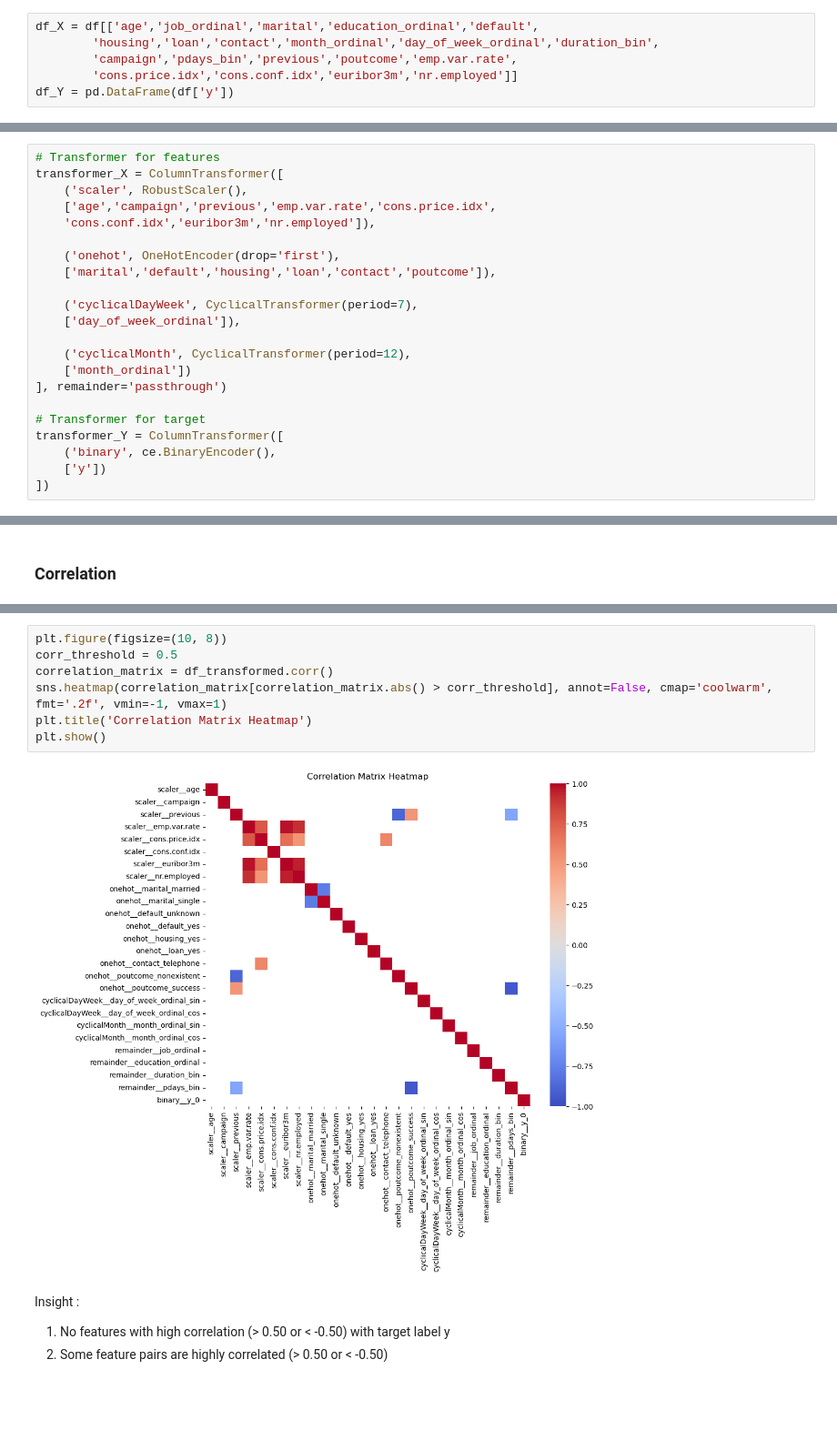
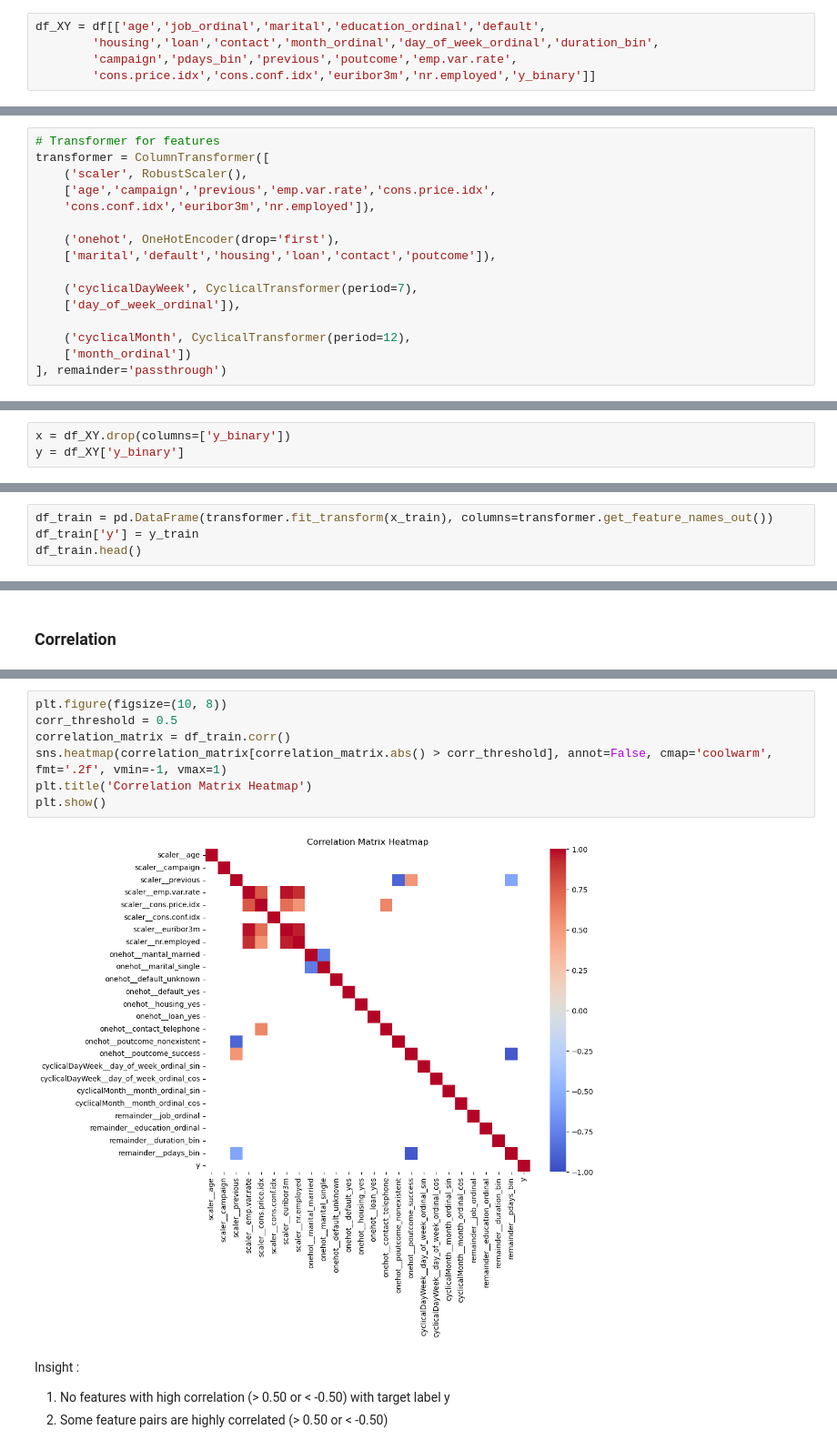
Before and after one commit to robbenrba/finalProject, a Jupyter notebook: finalProject_RobertoB_GrettyM_final.ipynb, the cells around one changed output, grey strips where cells are left out. Shown at 91% size. Drawn from its saved outputs; the diff is of its cells as text; blank space fills up the shorter version.

```diff
--- a/finalProject_RobertoB_GrettyM_final.ipynb
+++ b/finalProject_RobertoB_GrettyM_final.ipynb
@@ -992,11 +1003,10 @@ df.head()
 | 3 | 40 | admin. | married | basic.6y | no | no | no | telephone | may | mon | ... |
 | 4 | 56 | services | married | high.school | no | no | yes | telephone | may | mon | ... |
 # %%
-df_X = df[['age','job_ordinal','marital','education_ordinal','default',
+df_XY = df[['age','job_ordinal','marital','education_ordinal','default',
         'housing','loan','contact','month_ordinal','day_of_week_ordinal','duration_bin',
         'campaign','pdays_bin','previous','poutcome','emp.var.rate',
-        'cons.price.idx','cons.conf.idx','euribor3m','nr.employed']]
-df_Y = pd.DataFrame(df['y'])
+        'cons.price.idx','cons.conf.idx','euribor3m','nr.employed','y_binary']]
 # %%
 from sklearn.compose import ColumnTransformer
 from sklearn.preprocessing import RobustScaler
@@ -1005,6 +1014,6 @@ import category_encoders as ce
 # %%
 # Transformer for features
-transformer_X = ColumnTransformer([
+transformer = ColumnTransformer([
     ('scaler', RobustScaler(),
     ['age','campaign','previous','emp.var.rate','cons.price.idx',
     'cons.conf.idx','euribor3m','nr.employed']),
@@ -1018,9 +1027,3 @@ transformer_X = ColumnTransformer([
     ('cyclicalMonth', CyclicalTransformer(period=12),
     ['month_ordinal'])
 ], remainder='passthrough')
-
-# Transformer for target
-transformer_Y = ColumnTransformer([
-    ('binary', ce.BinaryEncoder(),
-    ['y'])
-])
@@ -1050,0 +1049,3 @@ Y = transformer_Y.fit_transform(df_Y)
+# %%
+x = df_XY.drop(columns=['y_binary'])
+y = df_XY['y_binary']
@@ -1050,0 +1055,4 @@ Y = transformer_Y.fit_transform(df_Y)
+# %%
+df_train = pd.DataFrame(transformer.fit_transform(x_train), columns=transformer.get_feature_names_out())
+df_train['y'] = y_train
+df_train.head()
@@ -1072,12 +1068,12 @@ df_transformed
 # %%
 plt.figure(figsize=(10, 8))
 corr_threshold = 0.5
-correlation_matrix = df_transformed.corr()
+correlation_matrix = df_train.corr()
 sns.heatmap(correlation_matrix[correlation_matrix.abs() > corr_threshold], annot=False, cmap='coolwarm', fmt='.2f', vmin=-1, vmax=1)
 plt.title('Correlation Matrix Heatmap')
 plt.show()
 # %% [output]
-[figure, old version]
+[figure, new version]
 # %% [markdown]
 Insight :
 1. No features with high correlation (> 0.50 or < -0.50) with target label y
```
Also changed, not shown: parts of 25 cells of this notebook.
